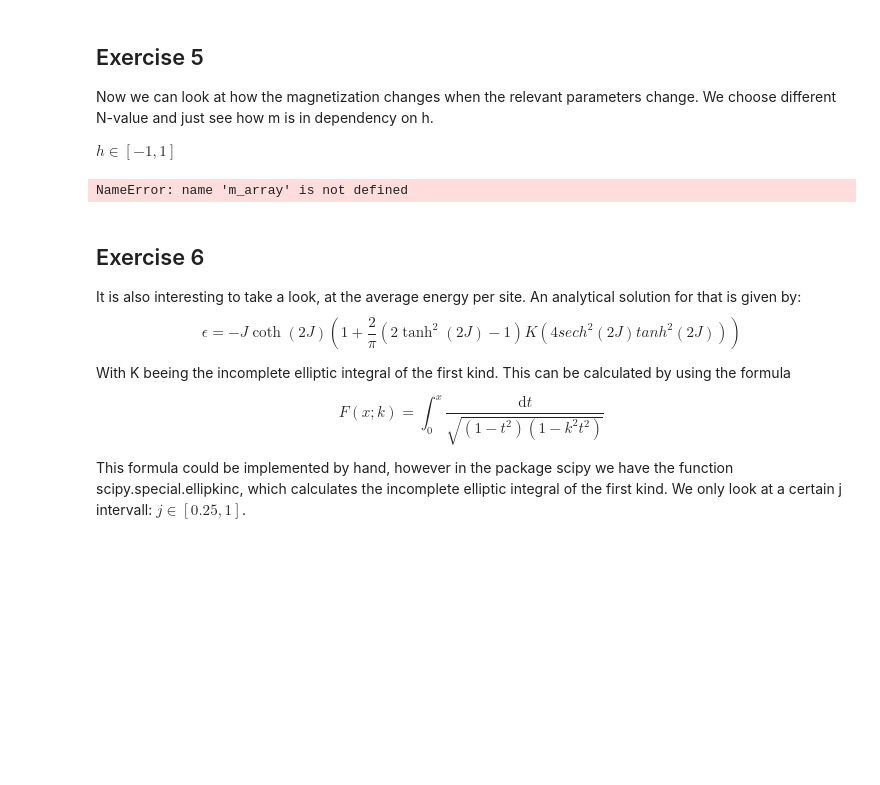
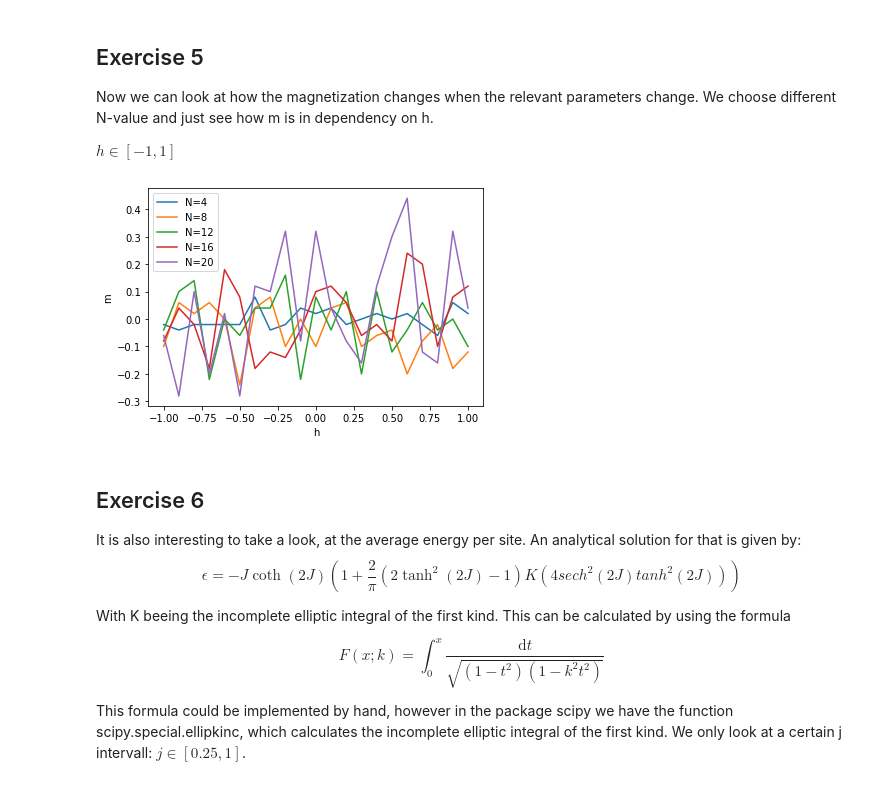
Before and after one commit to thomas-matt-block/physics760_Martin, a Jupyter notebook: Exercise 2/exercise2.ipynb, the cells around one changed output. Drawn from its saved outputs; the diff is of its cells as text; code cells hidden in the pictures; blank space fills up the shorter version.

```diff
--- a/Exercise 2/exercise2.ipynb
+++ b/Exercise 2/exercise2.ipynb
@@ -84 +88,4 @@ def magnetization_random_configurations(spin_array, j, h, t, intervall):
+# %%
+def magnetization_smart(spin_array):
+    return (spin_array.sum())
 # %% [markdown]
@@ -115,7 +122,7 @@ def sweep(spin_array, j, h, t):
     #Calculate Energy after flip
     s_later=hamiltionian(spin_array, [x, y], j, h)/t+hamiltionian(spin_array, [x+i, y], j, h)/t+hamiltionian(spin_array, [x, y+l], j, h)/t
     #Computing the Energy
-    delta_s=s_later-s_prior
+    delta_s=s_prior-s_later
     if delta_s>0:
         y=rd.randint(0, 1)
         if y>math.exp(-delta_s):
@@ -128,12 +135,15 @@ Now these sweeps are executed a lot of times. The next steps are:
 7. Repeat from step 1 (Over time magnetization should converge towards the real value of the observable)
 # %%
 #lambda seems to cause a invalid syntax error
-def mc_estimate(spin_array, j, h, t, lamba, repeats):
+def mc_estimate(spin_array, j, h, t, repeats):
     for k in range(repeats):
         m=np.zeros(repeats)
-        for i in range(lamba):
+        #normally the number of sweeps could be randomly choosen, but the exercise sheet, as far as I could understand
+        #was insisting, that lambda=N_x+N_y
+        for i in range(len(spin_array)*len(spin_array)):
             spin_array=sweep(spin_array, j, h, t)
-        m[k]=magnetization_random_configurations(spin_array, j, h, t, 0.01)
+        #m[k]=magnetization_random_configurations(spin_array, j, h, t, 0.01)
+        m[k]=magnetization_smart(spin_array)
     return np.average(m)
 # %% [markdown]
 ## Exercise 2
@@ -154,32 +164,32 @@ Now we can look at how the magnetization changes when the relevant parameters ch
 
 $h \in [-1, 1]$
 # %%
-def plot_m_h_dependency(j, t, lamba, repeats):
+def plot_m_h_dependency(j, t, repeats):
     h_array=np.arange(-1, 1.01, 0.1)
     m_array_4=np.zeros(len(h_array))
     m_array_8=np.zeros(len(h_array))
     m_array_12=np.zeros(len(h_array))
     m_array_16=np.zeros(len(h_array))
     m_array_20=np.zeros(len(h_array))
     for i in range(len(h_array)):
-        m_array_4[i]=mc_estimate(gen_spin_array(4), j, h_array[i], t, lamba, repeats)
-        m_array_8[i]=mc_estimate(gen_spin_array(8), j, h_array[i], t, lamba, repeats)
-        m_array_12[i]=mc_estimate(gen_spin_array(12), j, h_array[i], t, lamba, repeats)
-        m_array_16[i]=mc_estimate(gen_spin_array(16), j, h_array[i], t, lamba, repeats)
-        m_array_20[i]=mc_estimate(gen_spin_array(20), j, h_array[i], t, lamba, repeats)
+        m_array_4[i]=mc_estimate(gen_spin_array(4), j, h_array[i], t, repeats)
+        m_array_8[i]=mc_estimate(gen_spin_array(8), j, h_array[i], t, repeats)
+        m_array_12[i]=mc_estimate(gen_spin_array(12), j, h_array[i], t, repeats)
+        m_array_16[i]=mc_estimate(gen_spin_array(16), j, h_array[i], t, repeats)
+        m_array_20[i]=mc_estimate(gen_spin_array(20), j, h_array[i], t, repeats)
     plt.plot(h_array, m_array_4, label="N=4")
     plt.plot(h_array, m_array_8, label="N=8")
     plt.plot(h_array, m_array_12, label="N=12")
     plt.plot(h_array, m_array_16, label="N=16")
     plt.plot(h_array, m_array_20, label="N=20")
     plt.legend(loc="best")
     plt.xlabel("h")
     plt.ylabel("m")
     plt.savefig("h_m_dependency.png")
 
-plot_m_h_dependency(1, 1, 49, 100)
+plot_m_h_dependency(1, 1, 100)
 # %% [output]
-NameError: name 'm_array' is not defined
+[figure, added]
 # %% [markdown]
 ## Exercise 6
 
```
Also changed, not shown: parts of 4 cells of this notebook.
